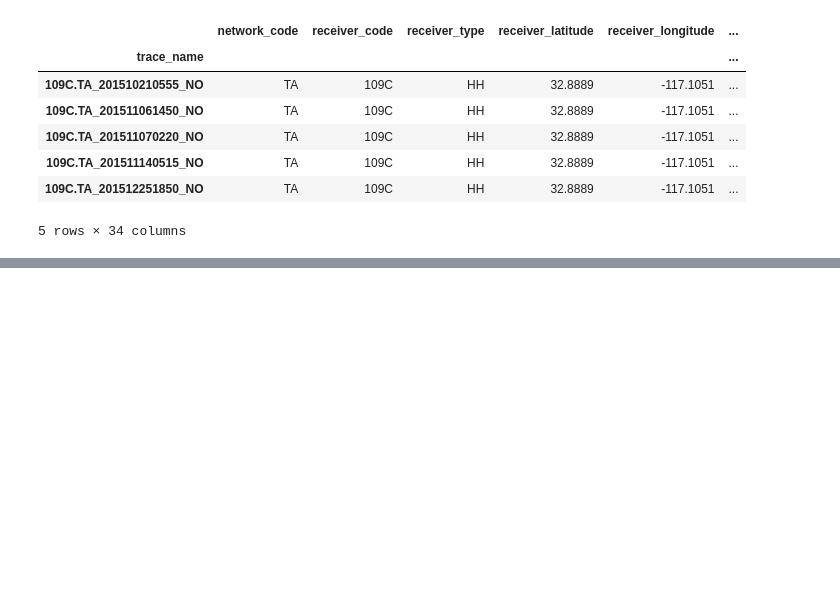
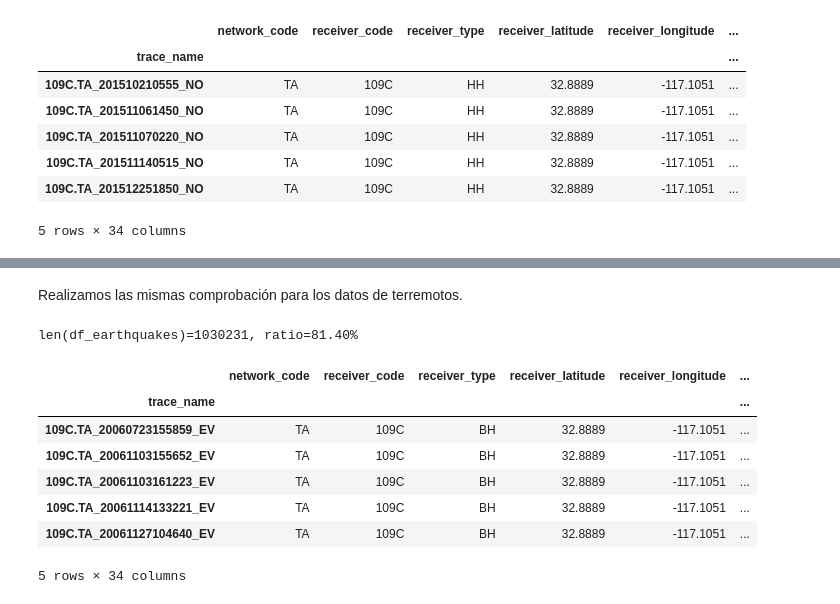
Before and after one commit to Alf-caput/ProyectoFinal_Capstone, a Jupyter notebook: proyectofinalcapstone-stead.ipynb, the cells around one changed output, grey strips where cells are left out. Saved outputs shown, nothing was run; the diff lists cells and outputs as text; code cells hidden in the pictures; blank space fills up the shorter version.

Commit message:
Kaggle Notebook | ProyectoFinalCapstone_STEAD | Dividido en 2 dataframes

```diff
--- a/proyectofinalcapstone-stead.ipynb
+++ b/proyectofinalcapstone-stead.ipynb
@@ -22,10 +24,11 @@ for dirname, _, filenames in os.walk('/kaggle/input'):
 # %%
 import os
+import pandas as pd
+
 input_dir = '/kaggle/input/stanford-earthquake-dataset-stead/'
 filename = 'merge.csv'
-df = pd.read_csv(os.path.join(input_dir, filename), low_memory=False)
-print(df.shape)
-df.head()
+df_original = pd.read_csv(os.path.join(input_dir, filename), low_memory=False)
+df_original.head()
 # %% [output]
 |  | network_code | receiver_code | receiver_type | receiver_latitude | receiver_longitude | ... |
 | 0 | TA | 109C | HH | 32.8889 | -117.1051 | ... |
@@ -56,0 +42,3 @@ df['trace_name'].unique().shape
+# %%
+df = df_original.copy()
+df.info()
@@ -77,4 +92,0 @@ Observaciones:
-# %%
-df = df.drop(columns=["network_code", "receiver_code", "trace_start_time"])
-print(df.shape)
-df.head()
@@ -90,0 +95,3 @@ df.head()
+# %%
+df['trace_start_time'] = pd.to_datetime(df['trace_start_time'], format='ISO8601')# format="%Y-%m-%d %H:%M:%S")
+df['trace_start_time'] = pd.to_datetime(df['source_origin_time'], format='ISO8601')
@@ -90,0 +166,17 @@ df.head()
+# %% [markdown]
+Realizamos las mismas comprobación para los datos de terremotos.
+# %%
+df_earthquakes = df.loc[df.loc[:, 'trace_category'] == 'earthquake_local']
+size = len(df_earthquakes)
+print(f'len(df_earthquakes)={size}, ratio={size/len(df)*100:.2f}%')
+df_earthquakes.head()
+# %% [output]
+len(df_earthquakes)=1030231, ratio=81.40%
+|  | network_code | receiver_code | receiver_type | receiver_latitude | receiver_longitude | ... |
+| trace_name |  |  |  |  |  | ... |
+| 109C.TA_20060723155859_EV | TA | 109C | BH | 32.8889 | -117.1051 | ... |
+| 109C.TA_20061103155652_EV | TA | 109C | BH | 32.8889 | -117.1051 | ... |
+| 109C.TA_20061103161223_EV | TA | 109C | BH | 32.8889 | -117.1051 | ... |
+| 109C.TA_20061114133221_EV | TA | 109C | BH | 32.8889 | -117.1051 | ... |
+| 109C.TA_20061127104640_EV | TA | 109C | BH | 32.8889 | -117.1051 | ... |
+5 rows × 34 columns
```
Also changed, not shown: parts of 28 cells of this notebook.
